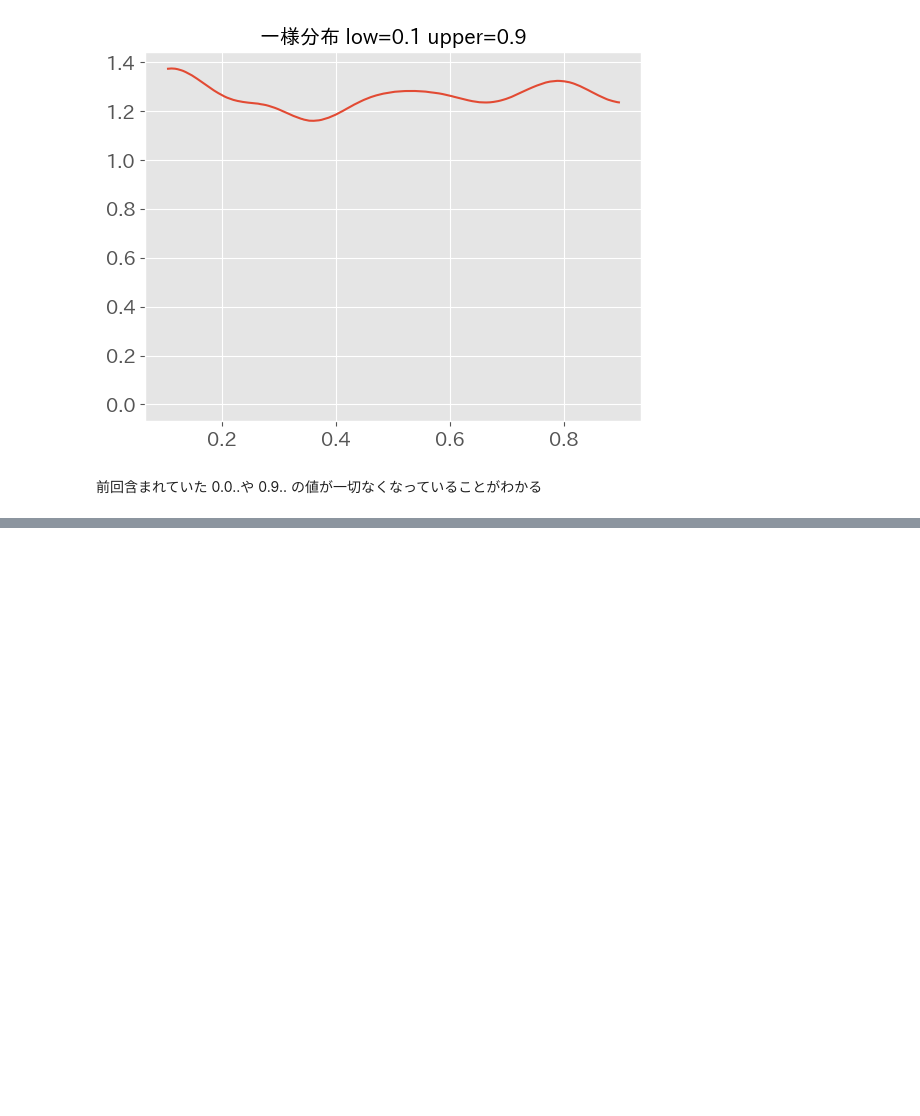
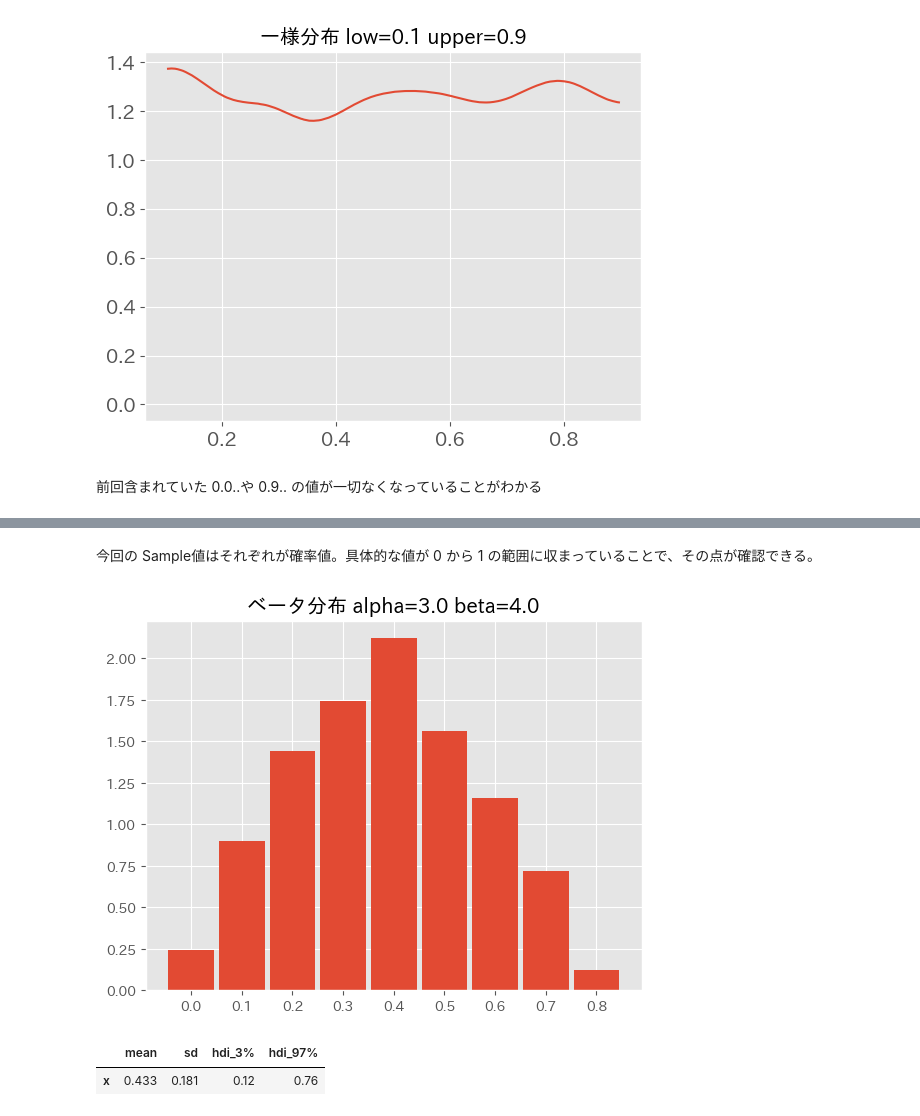
Before and after one commit to 1024xx4/py_bayes_intro, a Jupyter notebook: notebook.ipynb, the cells around one changed output, grey strips where cells are left out. Cells and saved outputs as stored; diff of their text form; code cells hidden in the pictures; blank space fills up the shorter version.

```diff
--- a/notebook.ipynb
+++ b/notebook.ipynb
@@ -690,0 +782,17 @@ Sampling: [x]
+# %% [markdown]
+今回の Sample値はそれぞれが確率値。具体的な値が 0 から 1  の範囲に収まっていることで、その点が確認できる。
+# %%
+# Sample-data の Histogram表示
+bins = np.arange(0, 1.0, 0.1)
+ax = az.plot_dist(p_sample_beta, kind='hist', hist_kwargs={'bins': bins})
+ax.set_title(f'ベータ分布 alpha={alpha} beta={beta}')
+plt.show()
+# %% [output]
+[figure, added]
+# %%
+# Sampling結果の統計情報表示
+summary_beta = az.summary(p_sample_beta, kind='stats')
+display(summary_beta)
+# %% [output]
+|  | mean | sd | hdi_3% | hdi_97% |
+| x | 0.433 | 0.181 | 0.12 | 0.76 |
```
Also changed, not shown: parts of 10 cells of this notebook.
